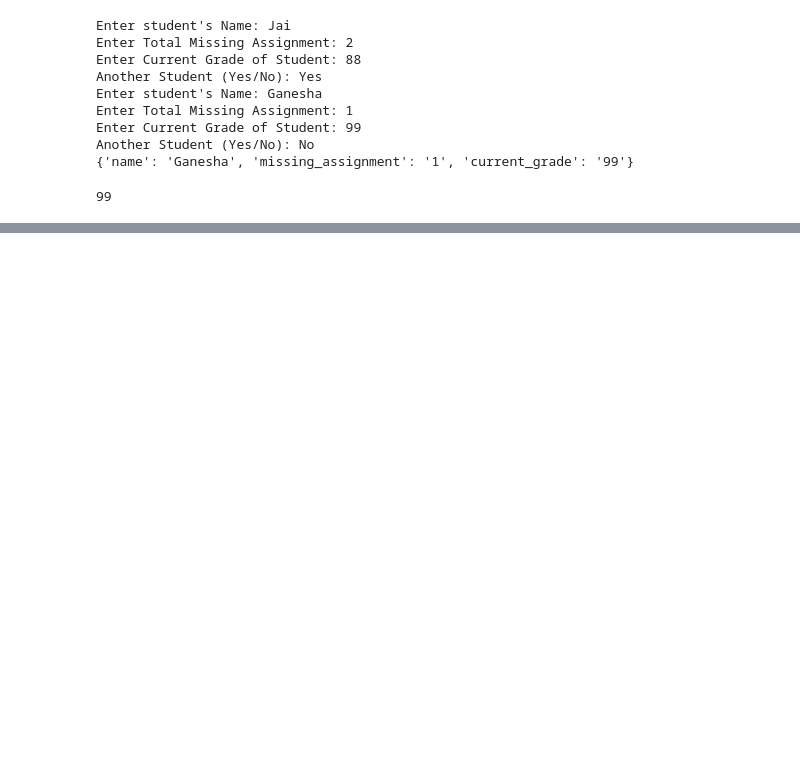
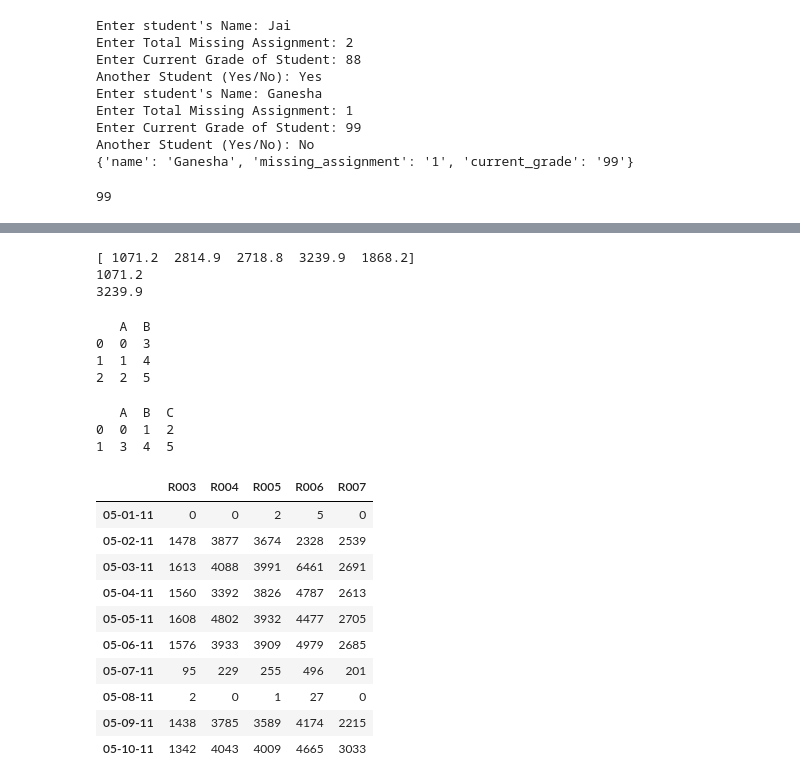
Before and after one commit to nagashrin/test, a Jupyter notebook: UDACITY.ipynb, the cells around one changed output, grey strips where cells are left out. Saved outputs shown, nothing was run; the diff lists cells and outputs as text; code cells hidden in the pictures; blank space fills up the shorter version.

```diff
--- a/UDACITY.ipynb
+++ b/UDACITY.ipynb
@@ -377,0 +862,60 @@ Another Student (Yes/No): Sudarshana
+# %%
+## Mean ridership per day for each station
+
+mean_ridership_station = ridership.mean(axis=0)
+print(mean_ridership_station)
+print(mean_ridership_station.min())
+print(mean_ridership_station.max())
+# %% [output]
+[ 1071.2  2814.9  2718.8  3239.9  1868.2]
+1071.2
+3239.9
+# %%
+import pandas as pd
+
+# Subway ridership for 5 stations on 10 different days
+ridership_df = pd.DataFrame(
+    data=[[   0,    0,    2,    5,    0],
+          [1478, 3877, 3674, 2328, 2539],
+          [1613, 4088, 3991, 6461, 2691],
+          [1560, 3392, 3826, 4787, 2613],
+          [1608, 4802, 3932, 4477, 2705],
+          [1576, 3933, 3909, 4979, 2685],
+          [  95,  229,  255,  496,  201],
+          [   2,    0,    1,   27,    0],
+          [1438, 3785, 3589, 4174, 2215],
+          [1342, 4043, 4009, 4665, 3033]],
+    index=['05-01-11', '05-02-11', '05-03-11', '05-04-11', '05-05-11',
+           '05-06-11', '05-07-11', '05-08-11', '05-09-11', '05-10-11'],
+    columns=['R003', 'R004', 'R005', 'R006', 'R007']
+)
+# %%
+ # You can create a DataFrame out of a dictionary mapping column names to values
+df_1 = pd.DataFrame({'A': [0, 1, 2], 'B': [3, 4, 5]})
+print(df_1)
+# %% [output]
+   A  B
+0  0  3
+1  1  4
+2  2  5
+# %%
+df_2 = pd.DataFrame([[0, 1, 2], [3, 4, 5]], columns=['A', 'B', 'C'])
+print(df_2)
+# %% [output]
+   A  B  C
+0  0  1  2
+1  3  4  5
+# %%
+ridership_df
+# %% [output]
+|  | R003 | R004 | R005 | R006 | R007 |
+| 05-01-11 | 0 | 0 | 2 | 5 | 0 |
+| 05-02-11 | 1478 | 3877 | 3674 | 2328 | 2539 |
+| 05-03-11 | 1613 | 4088 | 3991 | 6461 | 2691 |
+| 05-04-11 | 1560 | 3392 | 3826 | 4787 | 2613 |
+| 05-05-11 | 1608 | 4802 | 3932 | 4477 | 2705 |
+| 05-06-11 | 1576 | 3933 | 3909 | 4979 | 2685 |
+| 05-07-11 | 95 | 229 | 255 | 496 | 201 |
+| 05-08-11 | 2 | 0 | 1 | 27 | 0 |
+| 05-09-11 | 1438 | 3785 | 3589 | 4174 | 2215 |
+| 05-10-11 | 1342 | 4043 | 4009 | 4665 | 3033 |
```
Also changed, not shown: parts of 49 cells of this notebook.
